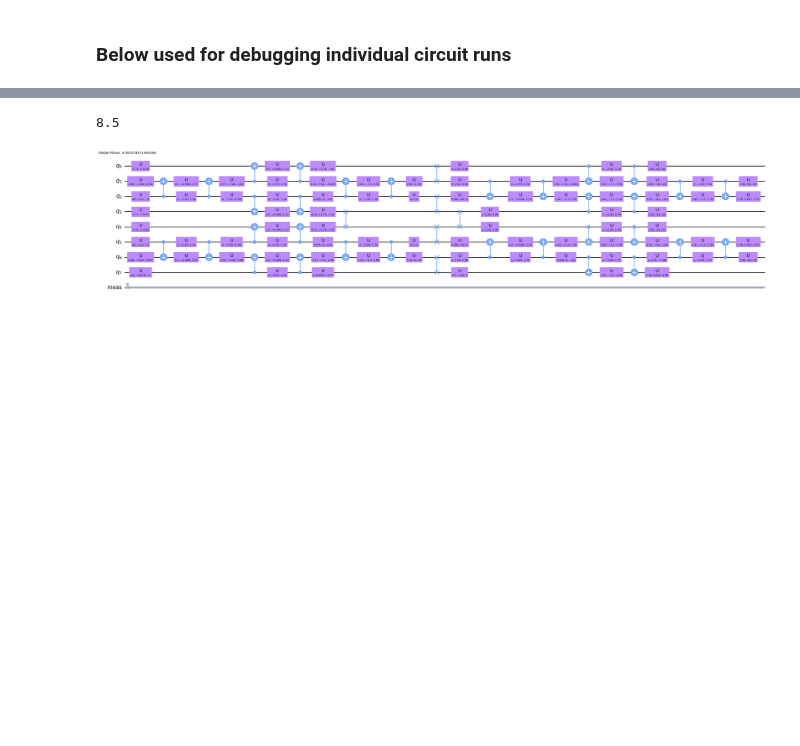
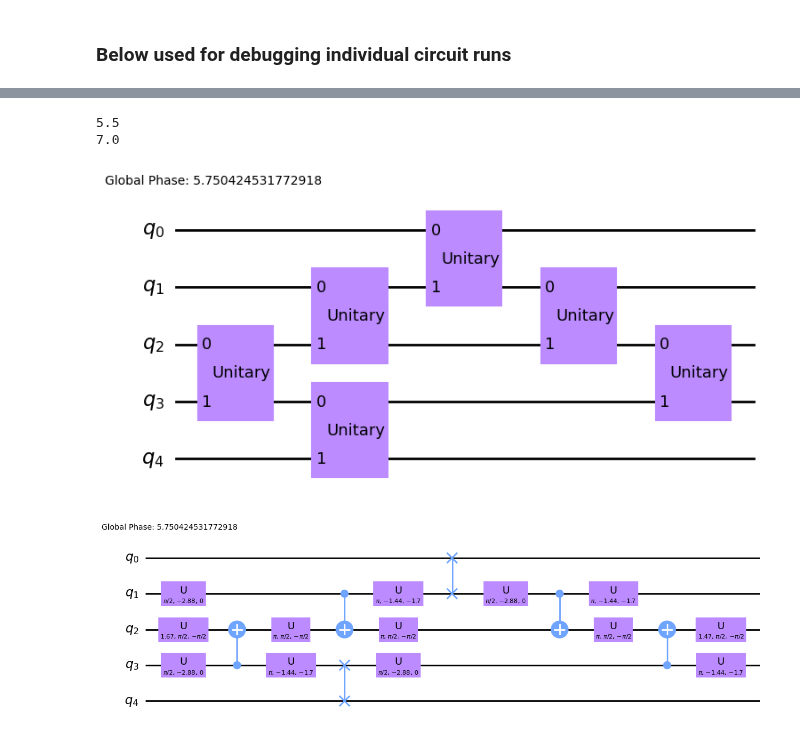
Before and after one commit to Pitt-JonesLab/mirror-gates, a Jupyter notebook: src/notebooks/debug_bench.ipynb, the cells around one changed output, grey strips where cells are left out. Cells and saved outputs as stored; diff of their text form; code cells hidden in the pictures; blank space fills up the shorter version.

```diff
--- a/src/notebooks/debug_bench.ipynb
+++ b/src/notebooks/debug_bench.ipynb
@@ -27,9 +27,9 @@ transpile_benchy_logger.setLevel(logging.WARNING)
 qiskit_logger = logging.getLogger("qiskit")
 qiskit_logger.setLevel(logging.WARNING)
 # %%
-N = 8
+N = 5
 # coupling_map = FakeQuitoV2().target.build_coupling_map()
 # coupling_map = CouplingMap.from_grid(4,4)
 coupling_map = CouplingMap.from_line(N)
-# coupling_map = CouplingMap.from_heavy_hex(7)
-# coupling_map.draw()
+# coupling_map = CouplingMap.from_heavy_hex(3)
+coupling_map.draw()
@@ -102,6 +109,11 @@ qc = next(mqt_bench.get_quantum_circuits())
 # qaoa_result = qaoa.compute_minimum_eigenvalue(qp.to_ising()[0])
 # qc = qaoa.ansatz.bind_parameters(qaoa_result.optimal_point)
 # qc.name = "qaoa"
+# %%
+qc = QuantumCircuit(N)
+for i in range(N - 1):
+    qc.h(i)
+    qc.cx(i, N - 1)
 # %%
 qc = qc.decompose().decompose()
 qc.draw("mpl", fold=-1)
@@ -137,14 +231,19 @@ cProfile.run("runner.run(qc)", "my_profile7.prof")
 # %%
 runner = QiskitLevel3(coupling_map, cx_basis=0)
 metric = DepthMetric()
 runner.append_metric_pass(metric)
+metric = TotalMetric()
+runner.append_metric_pass(metric)
 transp = runner.run(qc)
 print(runner.property_set["monodromy_depth"])
-# display(transp.draw(output="mpl", fold=-1))
+print(runner.property_set["monodromy_total"])
+display(transp.draw(output="mpl", fold=-1))
 display(runner.property_set["post"].draw("mpl", fold=-1))
 # %% [output]
-8.5
+5.5
+7.0
-[figure, old version]
+[figure, new version]
+[figure, added]
 # %%
 # qc = QuantumCircuit(2)
 # qc.u(np.pi / 2, 0.394, 0, 0)
```
Also changed, not shown: parts of 5 cells of this notebook, 10 other files.
